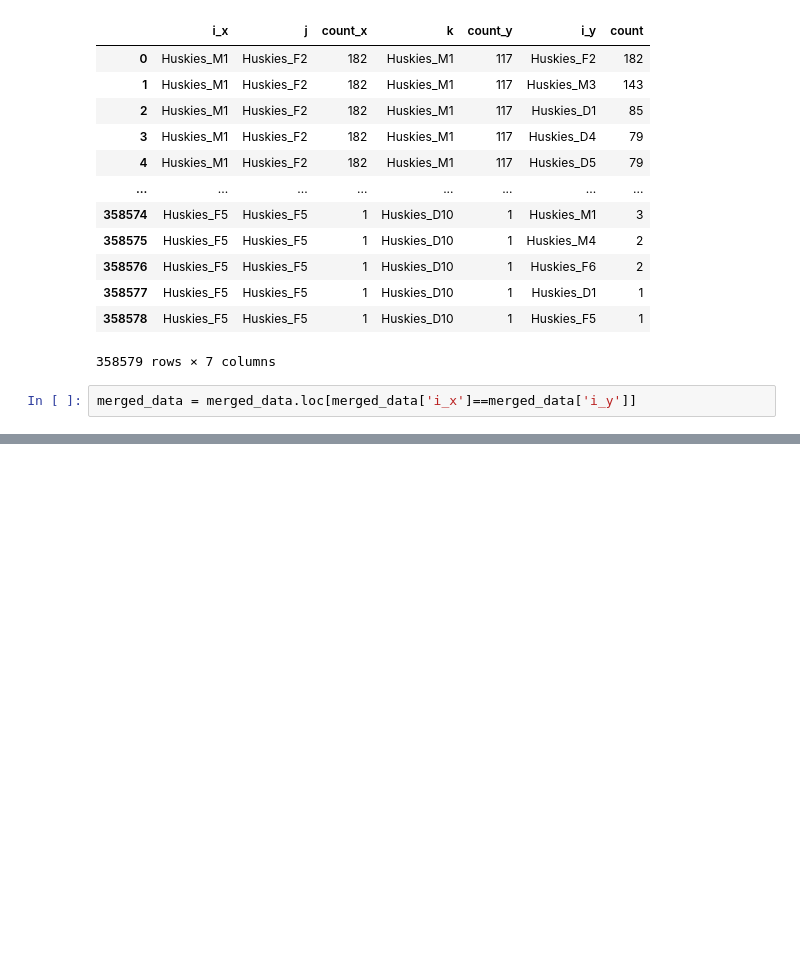
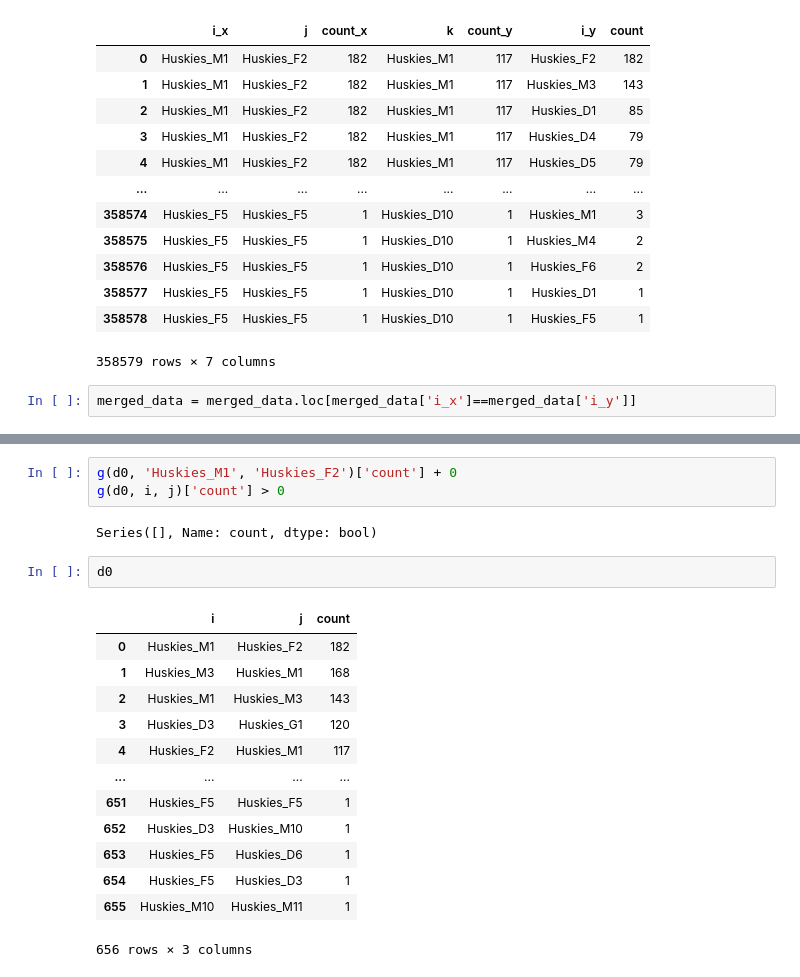
Before and after one commit to jansona/2020_MCM_ICM, a Jupyter notebook: task_1.ipynb, the cells around one changed output, grey strips where cells are left out. Saved outputs shown, nothing was run; the diff lists cells and outputs as text; blank space fills up the shorter version.

```diff
--- a/task_1.ipynb
+++ b/task_1.ipynb
@@ -140,0 +239,21 @@ triple
+# %%
+g(d0, 'Huskies_M1', 'Huskies_F2')['count'] + 0
+g(d0, i, j)['count'] > 0
+# %% [output]
+Series([], Name: count, dtype: bool)
+# %%
+d0
+# %% [output]
+|  | i | j | count |
+| 0 | Huskies_M1 | Huskies_F2 | 182 |
+| 1 | Huskies_M3 | Huskies_M1 | 168 |
+| 2 | Huskies_M1 | Huskies_M3 | 143 |
+| 3 | Huskies_D3 | Huskies_G1 | 120 |
+| 4 | Huskies_F2 | Huskies_M1 | 117 |
+| ... | ... | ... | ... |
+| 651 | Huskies_F5 | Huskies_F5 | 1 |
+| 652 | Huskies_D3 | Huskies_M10 | 1 |
+| 653 | Huskies_F5 | Huskies_D6 | 1 |
+| 654 | Huskies_F5 | Huskies_D3 | 1 |
+| 655 | Huskies_M10 | Huskies_M11 | 1 |
+656 rows × 3 columns
```
Also changed, not shown: parts of 22 cells of this notebook.
